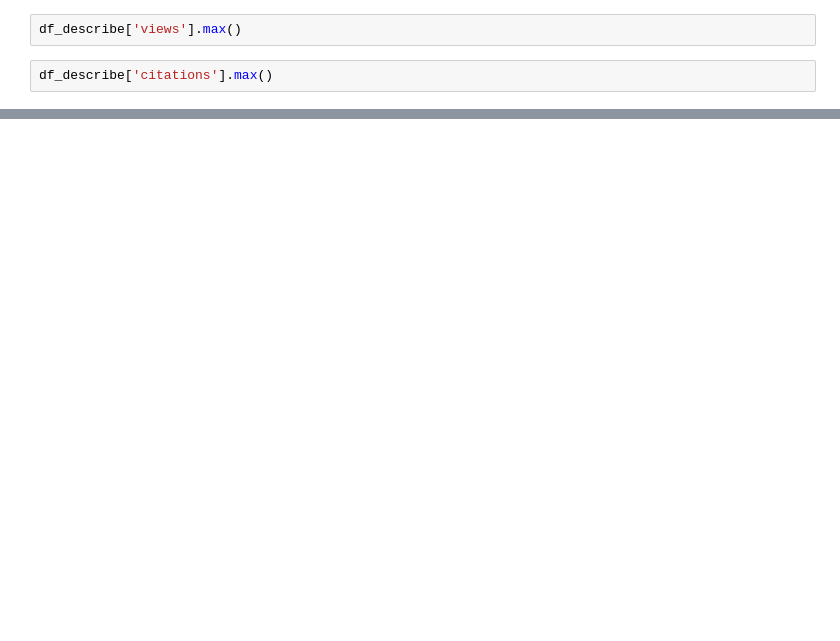
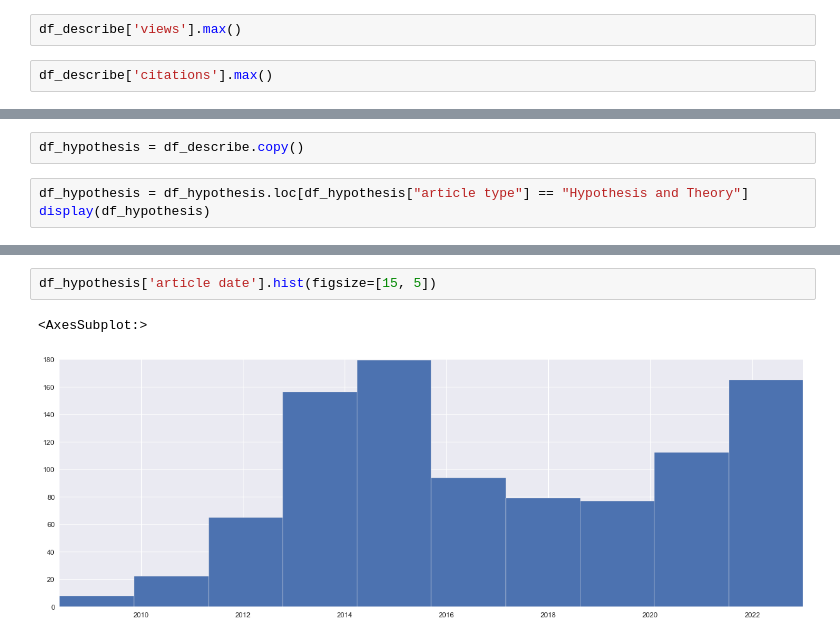
Before and after one commit to joshdev1/Frontiers, a Jupyter notebook: main_analysis/main_analysis.ipynb, the cells around one changed output, grey strips where cells are left out. Saved outputs shown, nothing was run; the diff lists cells and outputs as text; blank space fills up the shorter version.

```diff
--- a/main_analysis/main_analysis.ipynb
+++ b/main_analysis/main_analysis.ipynb
@@ -355,0 +353,5 @@ array([[<AxesSubplot:title={'center':'article date'}>]], dtype=object)
+# %%
+df_hypothesis = df_describe.copy()
+# %%
+df_hypothesis = df_hypothesis.loc[df_hypothesis["article type"] == "Hypothesis and Theory"]
+display(df_hypothesis)
@@ -355,0 +372,5 @@ array([[<AxesSubplot:title={'center':'article date'}>]], dtype=object)
+# %%
+df_hypothesis['article date'].hist(figsize=[15, 5])
+# %% [output]
+<AxesSubplot:>
+[figure, added]
```
Also changed, not shown: parts of 58 cells of this notebook.
